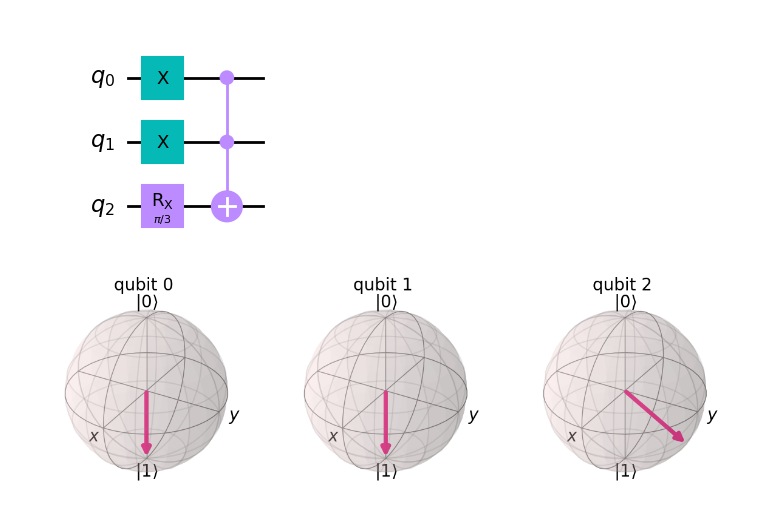
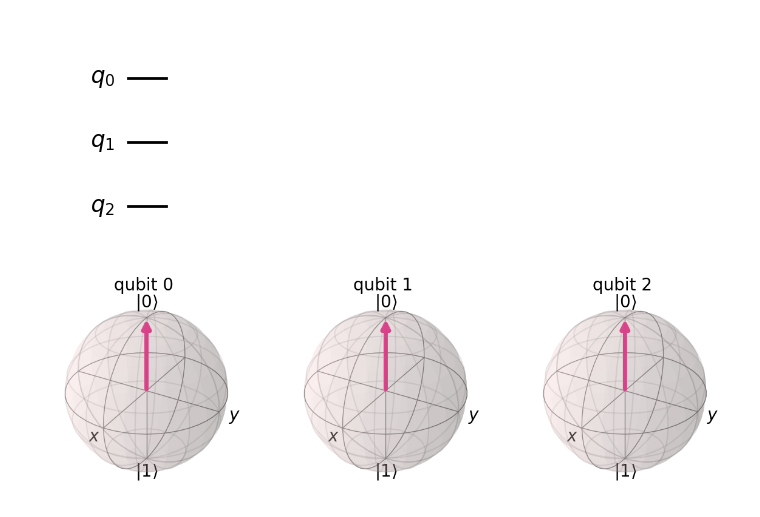
Before and after one commit to LinkedInLearning/quantum-computing-fundamentals-2833097, a Jupyter notebook: src/05_04_toffoli_gate/05_04_toffoli_gate_begin.ipynb, the cells around one changed output. Saved outputs shown, nothing was run; the diff lists cells and outputs as text; code cells hidden in the pictures.

```diff
--- a/src/05_04_toffoli_gate/05_04_toffoli_gate_begin.ipynb
+++ b/src/05_04_toffoli_gate/05_04_toffoli_gate_begin.ipynb
@@ -5,16 +5,13 @@ from math import pi
 %matplotlib inline
 # %%
 circuit = QuantumCircuit(3)
-circuit.x(0)
-circuit.x(1)
-circuit.rx(pi/3, 2)
-circuit.ccx(0, 1, 2)
+
 circuit.draw(output='mpl')
 # %% [output]
-[figure, old version]
+[figure, new version]
 # %%
 simulator = Aer.get_backend('statevector_simulator')
 result = execute(circuit, backend=simulator).result()
 plot_bloch_multivector(result.get_statevector())
 # %% [output]
-[figure, old version]
+[figure, new version]
```
Also changed, not shown: 2 other files.
